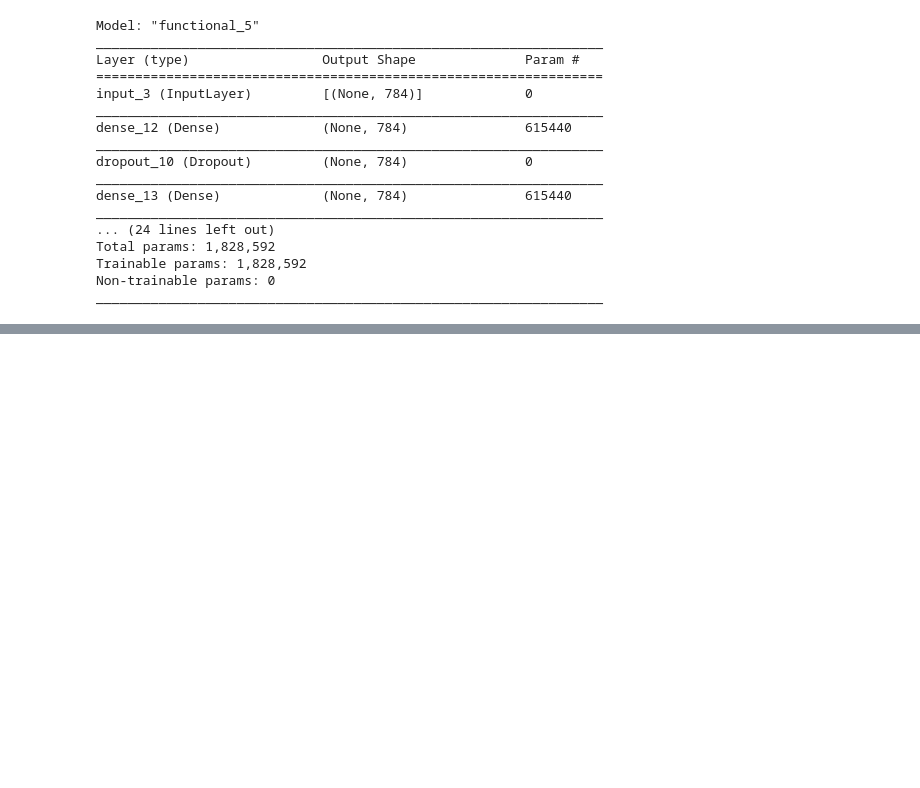
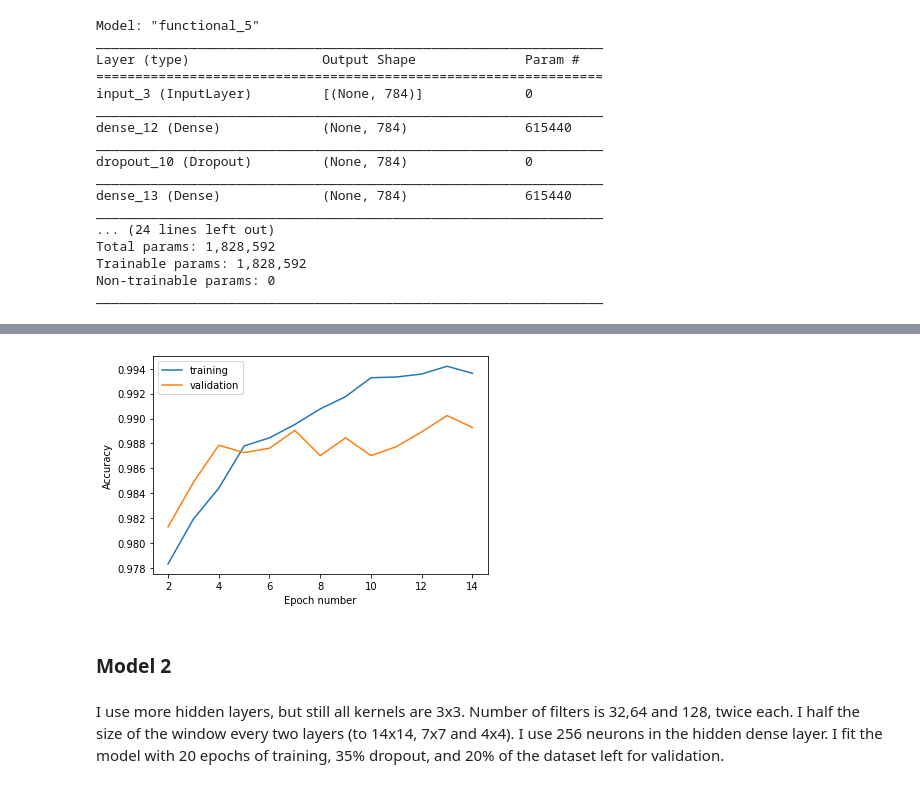
Before and after one commit to RaulJSPereira/ml-projects, a Jupyter notebook: Kaggle/Digits/Digits.ipynb, the cells around one changed output, grey strips where cells are left out. Saved outputs shown, nothing was run; the diff lists cells and outputs as text; code cells hidden in the pictures; blank space fills up the shorter version.

```diff
--- a/Kaggle/Digits/Digits.ipynb
+++ b/Kaggle/Digits/Digits.ipynb
@@ -292,6 +356,7 @@ dtype: float64
 # %%
 x_conv=train.values[:,1:].reshape((m,d,d,1))/Max
 x_conv_test=test.values.reshape((-1,d,d,1))/Max
-print([x_conv.shape,x_conv.max()])
+y=to_categorical(train.label,n)
+print([x_conv.shape,x_conv.max(),y.shape])
 print([x_conv_test.shape,x_conv_test.max()])
 # %% [output]
@@ -347,6 +416,6 @@ Trainable params: 896,906
 Non-trainable params: 0
 _________________________________________________________________
 # %%
-convmodel1.fit(x_conv,y_conv,batch_size=128,epochs=15,validation_split=0.2)
+convhist1=convmodel1.fit(x_conv,y,batch_size=128,epochs=15,validation_split=0.2)
 # %% [output]
 Epoch 1/15
@@ -370,2 +438,10 @@ Epoch 15/15
+# %%
+plt.plot(range(2,15),convhist1.history['accuracy'][2:],range(2,15),convhist1.history['val_accuracy'][2:])
+plt.ylabel('Accuracy')
+plt.xlabel('Epoch number')
+plt.legend(['training','validation'])
+plt.show()
+# %% [output]
+[figure, added]
 # %%
 convpred1=pd.DataFrame({'ImageId':range(1,len(x_conv_test)+1),'Label':convmodel1.predict(x_conv_test).argmax(axis=1)}).set_index('ImageId')
@@ -379,3 +450,11 @@ convpred1.to_csv('convpred1.csv')
+# %% [markdown]
+### Model 2
+# %% [markdown]
+I use more hidden layers, but still all kernels are 3x3.
+Number of filters is 32,64 and 128, twice each.
+I half the size of the window every two layers (to 14x14, 7x7 and 4x4).
+I use 256 neurons in the hidden dense layer.
+I fit the model with 20 epochs of training, 35% dropout, and 20% of the dataset left for validation.
 # %%
 convmodel2=ConvModel([32,32,64,64,128,128],[3,3,3,3,3,3],[2,1,2,1,2,1],256,0.35)
 convmodel2.compile(optimizer='adam',loss='categorical_crossentropy',metrics=['accuracy'])
```
Also changed, not shown: parts of 132 cells of this notebook, 11 other files.
